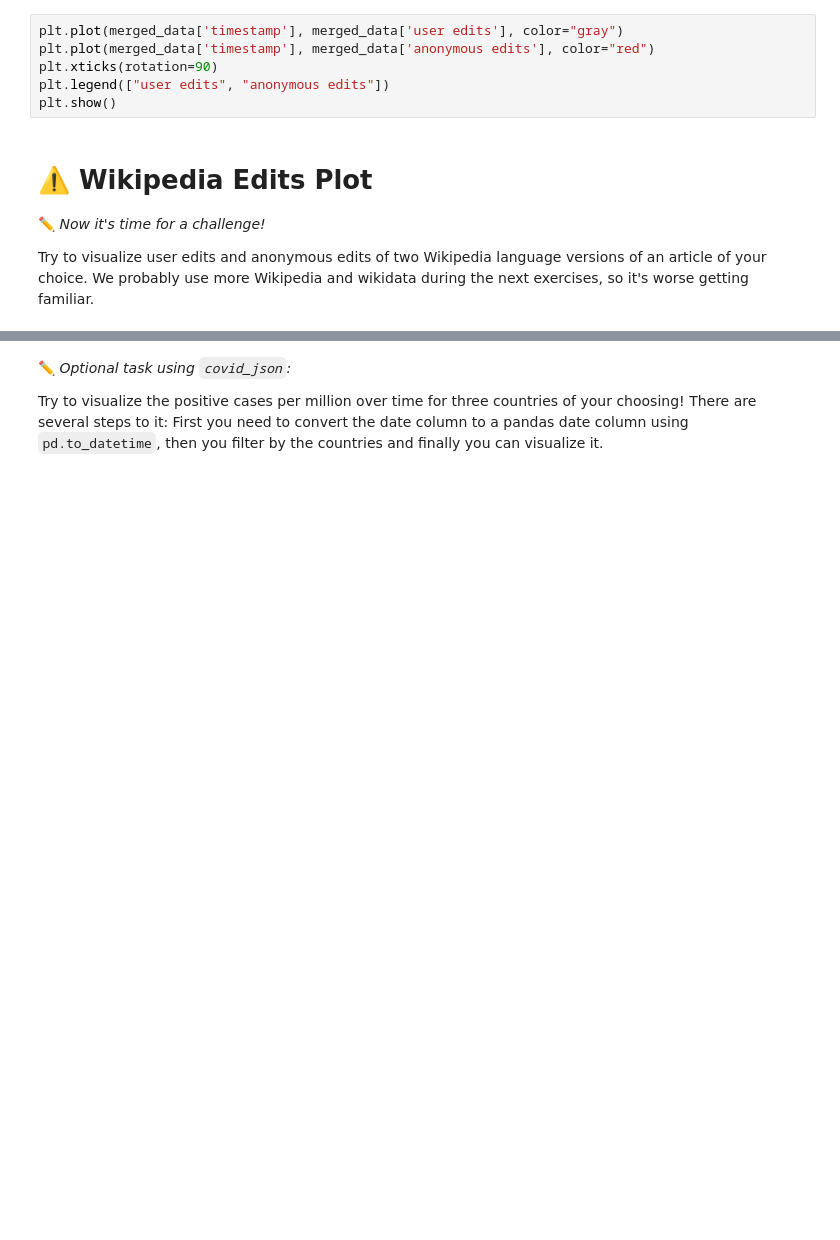
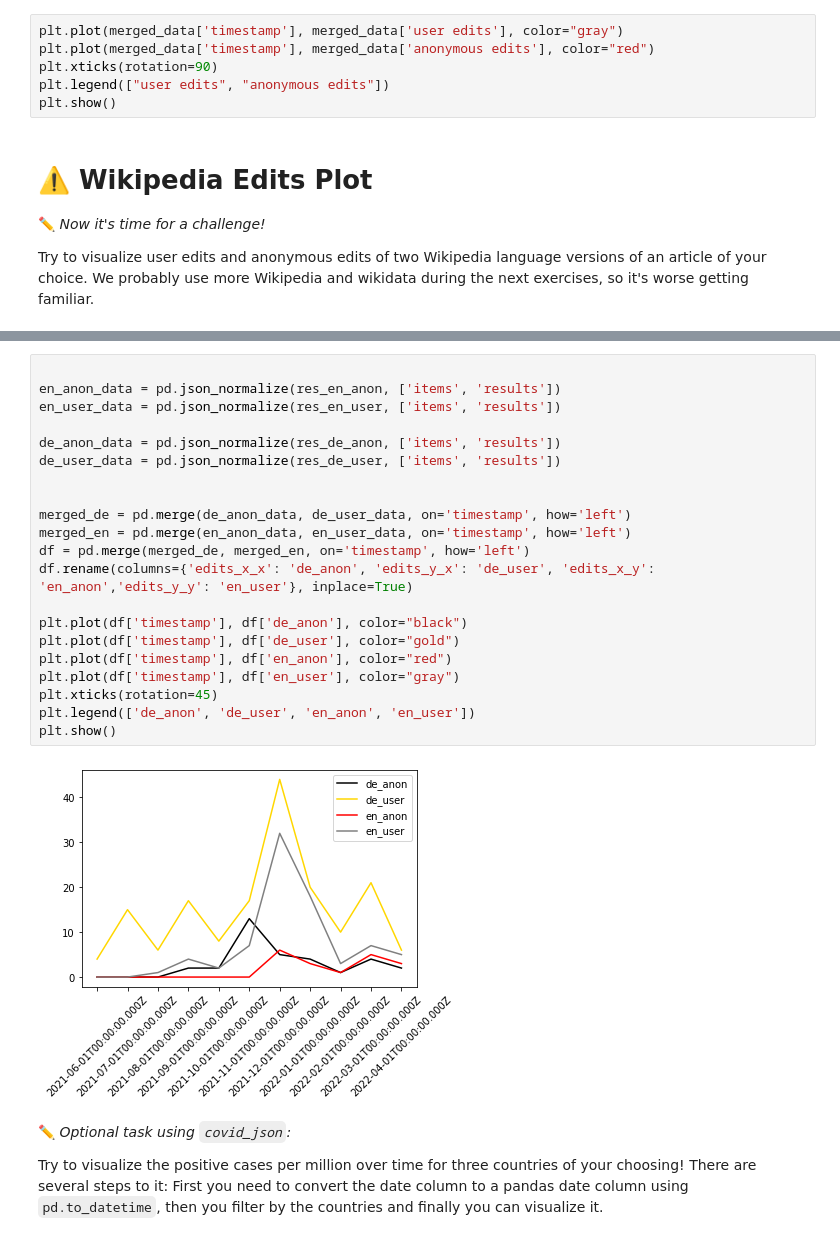
Before and after one commit to FUB-HCC/hcds-summer-2022, a Jupyter notebook: assignments/A1_R1_WarmUp/Group_02/anwi/A1_WarmUp.ipynb, the cells around one changed output, grey strips where cells are left out. Drawn from its saved outputs; the diff is of its cells as text; blank space fills up the shorter version.

```diff
--- a/assignments/A1_R1_WarmUp/Group_02/anwi/A1_WarmUp.ipynb
+++ b/assignments/A1_R1_WarmUp/Group_02/anwi/A1_WarmUp.ipynb
@@ -478,3 +684,26 @@ Try to visualize user edits and anonymous edits of two Wikipedia language versio
+# %%
+
+en_anon_data = pd.json_normalize(res_en_anon, ['items', 'results'])
+en_user_data = pd.json_normalize(res_en_user, ['items', 'results'])
+
+de_anon_data = pd.json_normalize(res_de_anon, ['items', 'results'])
+de_user_data = pd.json_normalize(res_de_user, ['items', 'results'])
+
+
+merged_de = pd.merge(de_anon_data, de_user_data, on='timestamp', how='left')
+merged_en = pd.merge(en_anon_data, en_user_data, on='timestamp', how='left')
+df = pd.merge(merged_de, merged_en, on='timestamp', how='left')
+df.rename(columns={'edits_x_x': 'de_anon', 'edits_y_x': 'de_user', 'edits_x_y': 'en_anon','edits_y_y': 'en_user'}, inplace=True)
+
+plt.plot(df['timestamp'], df['de_anon'], color="black")
+plt.plot(df['timestamp'], df['de_user'], color="gold")
+plt.plot(df['timestamp'], df['en_anon'], color="red")
+plt.plot(df['timestamp'], df['en_user'], color="gray")
+plt.xticks(rotation=45)
+plt.legend(['de_anon', 'de_user', 'en_anon', 'en_user'])
+plt.show()
+# %% [output]
+[figure, added]
 # %% [markdown]
 ✏️ *Optional task using `covid_json`:*
 
```
Also changed, not shown: parts of 21 cells of this notebook, 2 other files.
